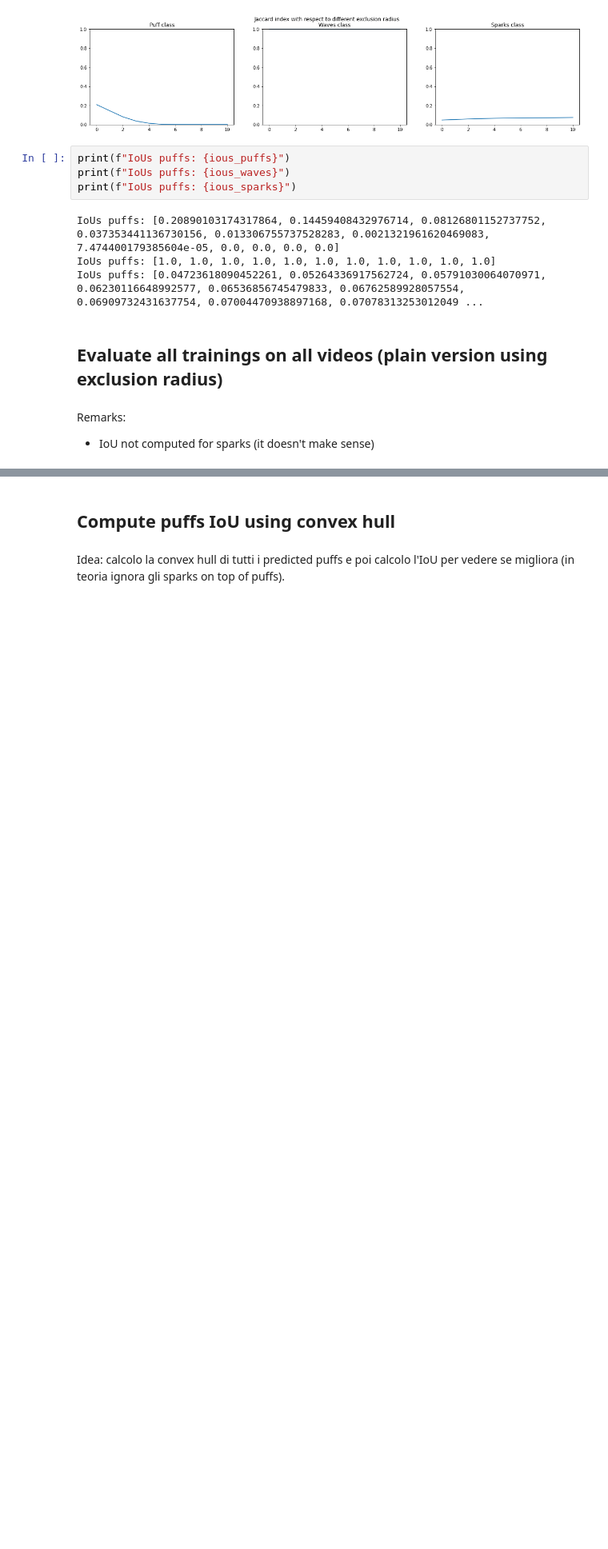
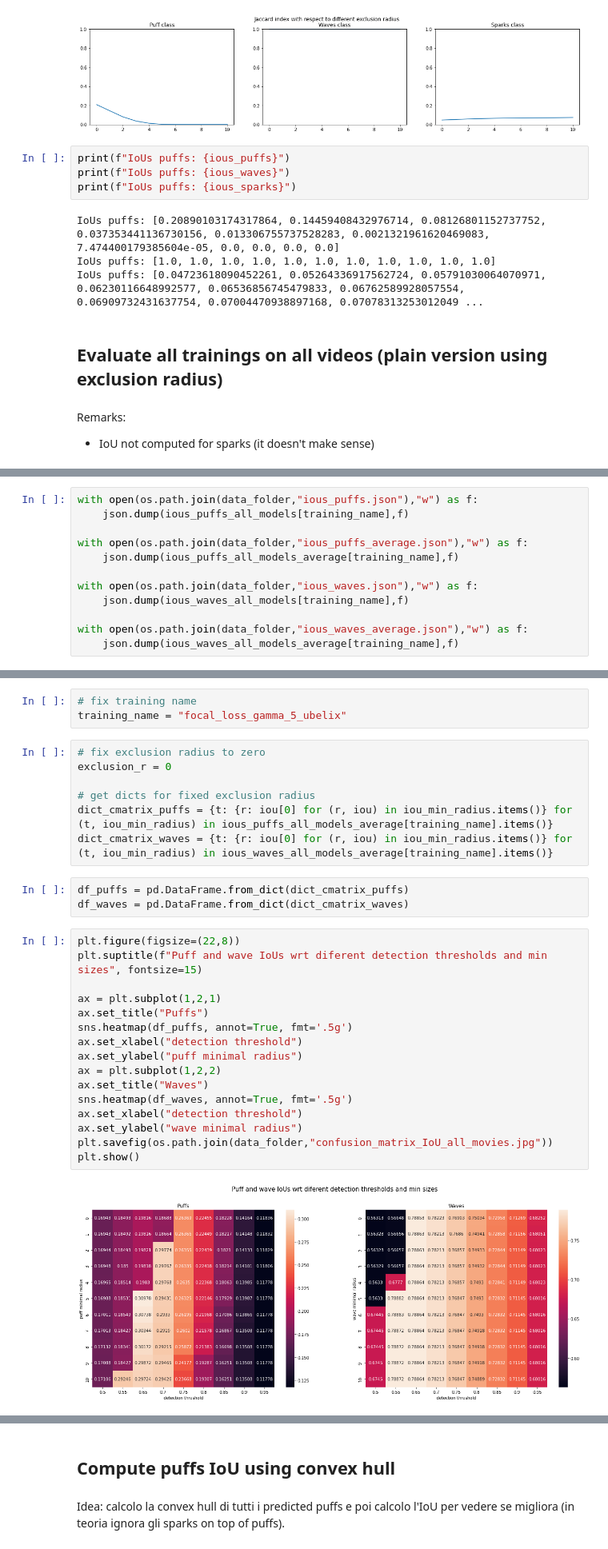
Before and after one commit to dottipr/sparks_project, a Jupyter notebook: sparks/validate UNet trainings.ipynb, the cells around one changed output, grey strips where cells are left out. Shown at 80% size. Saved outputs shown, nothing was run; the diff lists cells and outputs as text; blank space fills up the shorter version.

```diff
--- a/sparks/validate UNet trainings.ipynb
+++ b/sparks/validate UNet trainings.ipynb
@@ -967,0 +629,12 @@ fig.savefig("average_IoU_all_trainings_excl_radius_puffs_waves.png")
+# %%
+with open(os.path.join(data_folder,"ious_puffs.json"),"w") as f:
+    json.dump(ious_puffs_all_models[training_name],f)
+
+with open(os.path.join(data_folder,"ious_puffs_average.json"),"w") as f:
+    json.dump(ious_puffs_all_models_average[training_name],f)
+
+with open(os.path.join(data_folder,"ious_waves.json"),"w") as f:
+    json.dump(ious_waves_all_models[training_name],f)
+
+with open(os.path.join(data_folder,"ious_waves_average.json"),"w") as f:
+    json.dump(ious_waves_all_models_average[training_name],f)
@@ -967,0 +649,31 @@ fig.savefig("average_IoU_all_trainings_excl_radius_puffs_waves.png")
+# %%
+# fix training name
+training_name = "focal_loss_gamma_5_ubelix"
+# %%
+# fix exclusion radius to zero
+exclusion_r = 0
+
+# get dicts for fixed exclusion radius
+dict_cmatrix_puffs = {t: {r: iou[0] for (r, iou) in iou_min_radius.items()} for (t, iou_min_radius) in ious_puffs_all_models_average[training_name].items()}
+dict_cmatrix_waves = {t: {r: iou[0] for (r, iou) in iou_min_radius.items()} for (t, iou_min_radius) in ious_waves_all_models_average[training_name].items()}
+# %%
+df_puffs = pd.DataFrame.from_dict(dict_cmatrix_puffs)
+df_waves = pd.DataFrame.from_dict(dict_cmatrix_waves)
+# %%
+plt.figure(figsize=(22,8))
+plt.suptitle(f"Puff and wave IoUs wrt diferent detection thresholds and min sizes", fontsize=15)
+
+ax = plt.subplot(1,2,1)
+ax.set_title("Puffs")
+sns.heatmap(df_puffs, annot=True, fmt='.5g')
+ax.set_xlabel("detection threshold")
+ax.set_ylabel("puff minimal radius")
+ax = plt.subplot(1,2,2)
+ax.set_title("Waves")
+sns.heatmap(df_waves, annot=True, fmt='.5g')
+ax.set_xlabel("detection threshold")
+ax.set_ylabel("wave minimal radius")
+plt.savefig(os.path.join(data_folder,"confusion_matrix_IoU_all_movies.jpg"))
+plt.show()
+# %% [output]
+[figure, added]
```
Also changed, not shown: parts of 83 cells of this notebook, 14 other files.
